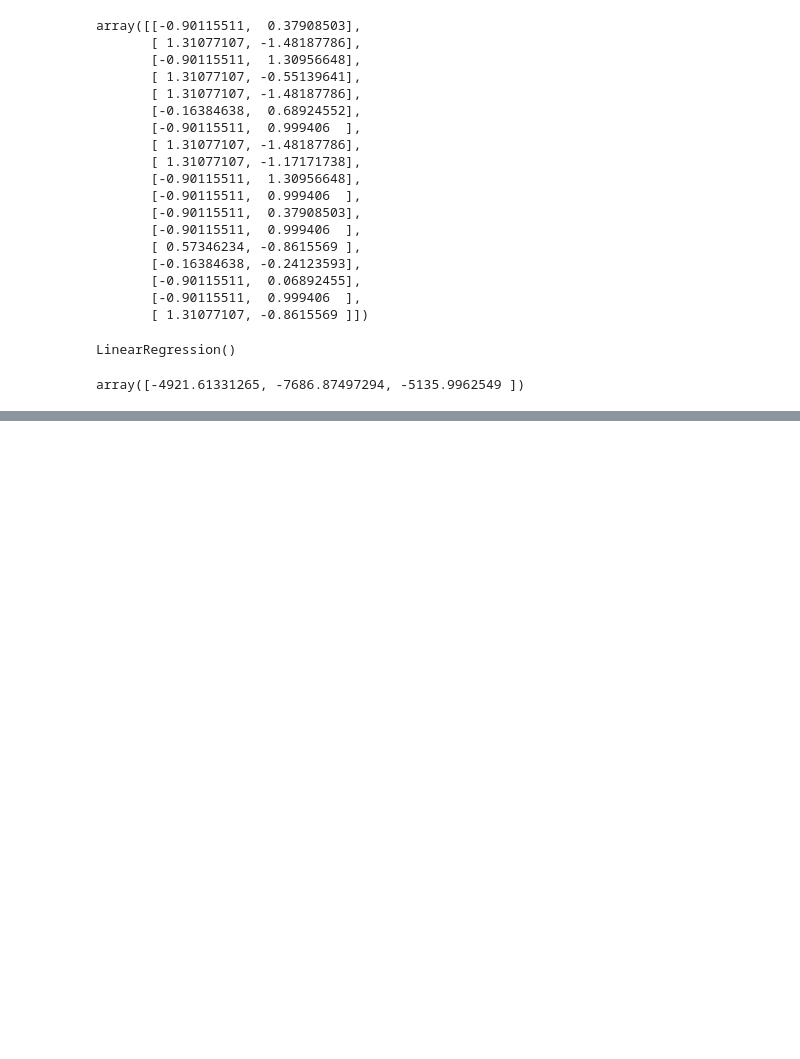
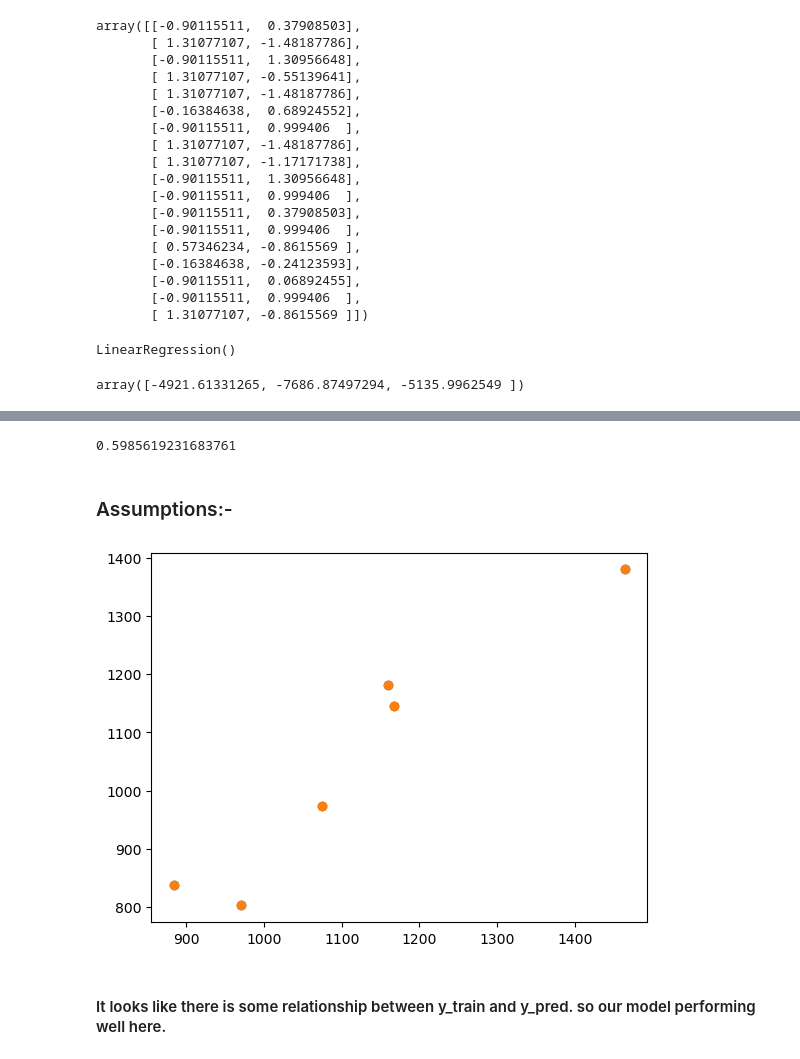
Before and after one commit to ganeshbgunjal/Machine-Learning, a Jupyter notebook: 1 Linear Regression/2 Multiple Linear Regression/1 Multiple Linear Regression..ipynb, the cells around one changed output, grey strips where cells are left out. Drawn from its saved outputs; the diff is of its cells as text; code cells hidden in the pictures; blank space fills up the shorter version.

```diff
--- a/1 Linear Regression/2 Multiple Linear Regression/1 Multiple Linear Regression..ipynb
+++ b/1 Linear Regression/2 Multiple Linear Regression/1 Multiple Linear Regression..ipynb
@@ -167,0 +176,2 @@ array([-4921.61331265, -7686.87497294, -5135.9962549 ])
+# %%
+y_pred = regression.predict(X_test)
@@ -167,0 +225,14 @@ array([-4921.61331265, -7686.87497294, -5135.9962549 ])
+# %%
+#display adjusted R-squared
+1 - (1-score)*(len(y_test)-1)/(len(y_test)-X_test.shape[1]-1)
+# %% [output]
+0.5985619231683761
+# %% [markdown]
+### Assumptions:-
+# %%
+plt.scatter(y_test,y_pred)
+plt.show()
+# %% [output]
+[figure, added]
+# %% [markdown]
+#### It looks like there is some relationship between y_train and y_pred. so our model performing well here.
```
Also changed, not shown: parts of 10 cells of this notebook.
